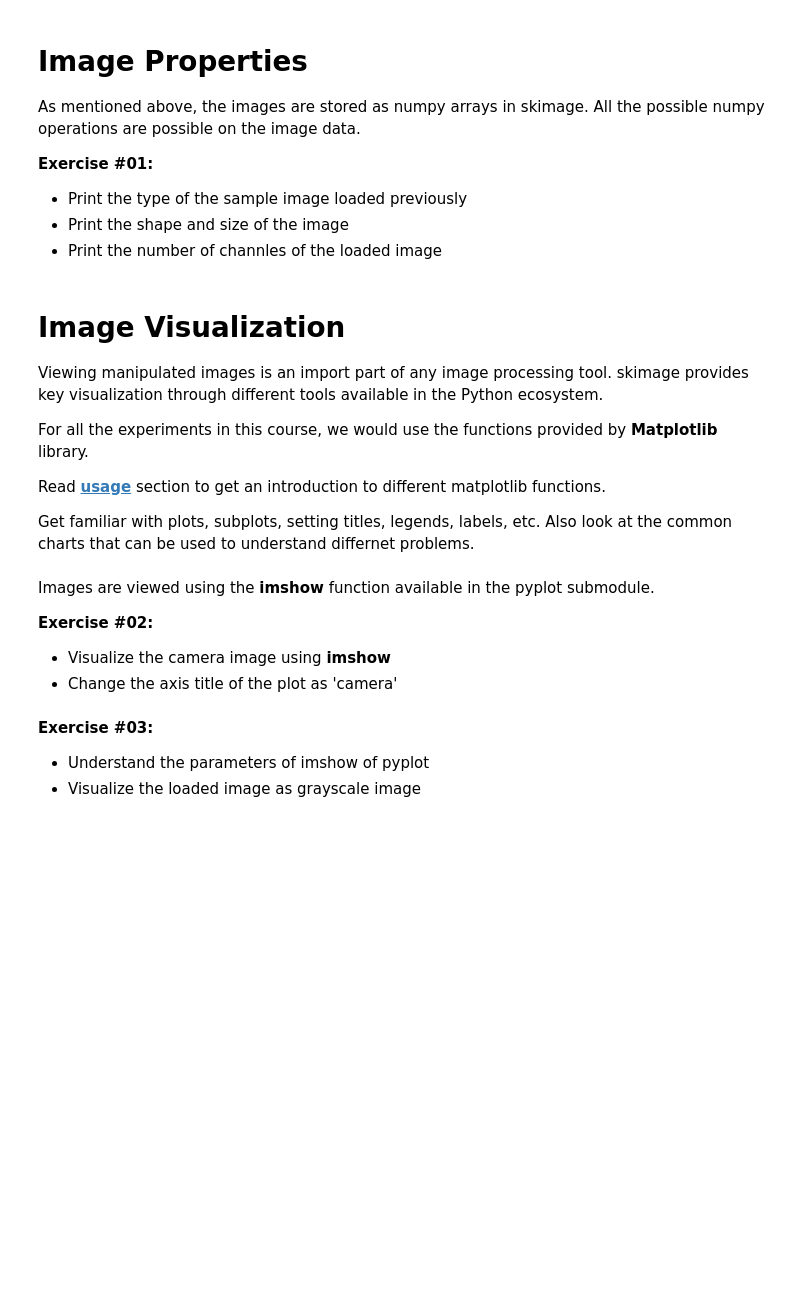
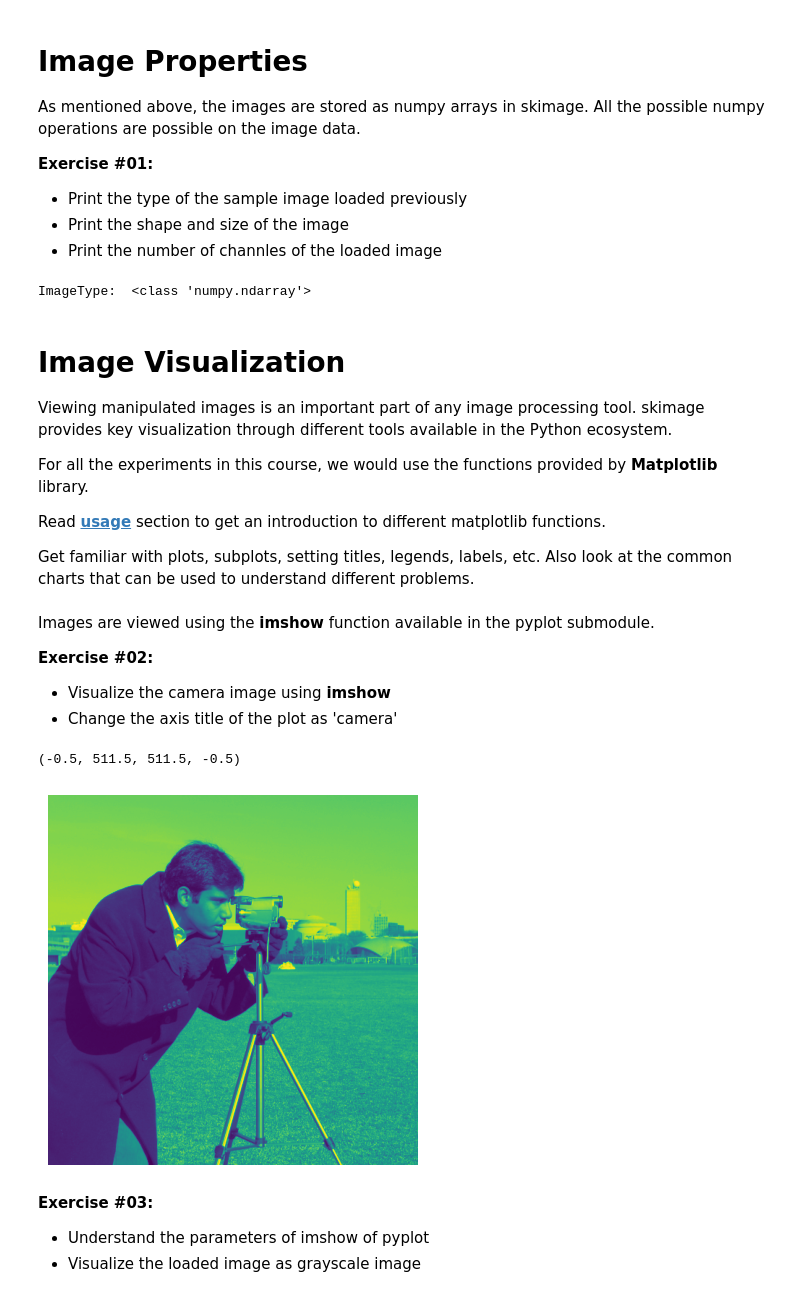
Before and after one commit to MarioROT/CV-MAI, a Jupyter notebook: Session 1/introduction_to_skimage.ipynb, the cells around one changed output. Saved outputs shown, nothing was run; the diff lists cells and outputs as text; code cells hidden in the pictures; blank space fills up the shorter version.

```diff
--- a/Session 1/introduction_to_skimage.ipynb
+++ b/Session 1/introduction_to_skimage.ipynb
@@ -45,15 +49,18 @@ As mentioned above, the images are stored as numpy arrays in skimage. All the po
 *   Print the number of channles of the loaded image
 # %%
 # solution
+print('ImageType: ',type(camera_image))
+# %% [output]
+ImageType:  <class 'numpy.ndarray'>
 # %% [markdown]
 # Image Visualization
-Viewing manipulated images is an import part of any image processing tool. skimage provides key visualization through different tools available in the Python ecosystem.
+Viewing manipulated images is an important part of any image processing tool. skimage provides key visualization through different tools available in the Python ecosystem.
 
 For all the experiments in this course, we would use the functions provided by **Matplotlib** library.
 
 Read **[usage](https://matplotlib.org/stable/tutorials/introductory/usage.html)** section to get an introduction to different matplotlib functions.
 
-Get familiar with plots, subplots, setting titles, legends, labels, etc. Also look at the common charts that can be used to understand differnet problems.
+Get familiar with plots, subplots, setting titles, legends, labels, etc. Also look at the common charts that can be used to understand different problems.
 # %%
 import matplotlib.pyplot as plt
 # %% [markdown]
@@ -68,3 +73,10 @@ Images are viewed using the **imshow** function available in the pyplot submodul
+# %%
+# solution
+plt.imshow(camera_image)
+plt.axis('off')
+# %% [output]
+(-0.5, 511.5, 511.5, -0.5)
+[figure, added]
 # %% [markdown]
 **Exercise #03:**
 
```
Also changed, not shown: parts of 5 cells of this notebook.
